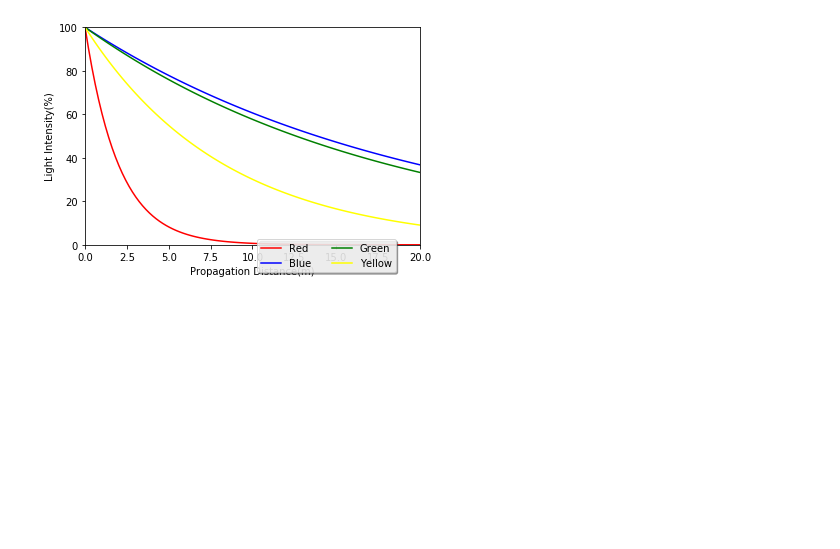
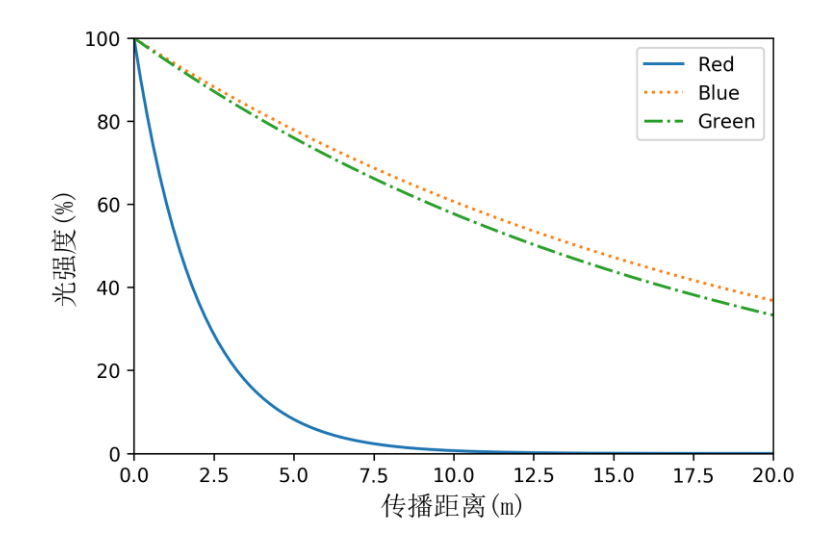
Before and after one commit to ShuuutUpandDance/dehaze, a Jupyter notebook: light_decay.ipynb, the cells around one changed output. Saved outputs shown, nothing was run; the diff lists cells and outputs as text; code cells hidden in the pictures; blank space fills up the shorter version.

```diff
--- a/light_decay.ipynb
+++ b/light_decay.ipynb
@@ -14,17 +15,18 @@ yellow_y = yellow_f(x)
 blue_y = blue_f(x)
 green_y = green_f(x)
 # %%
-plt.figure()
+font = FontProperties(fname=r"c:\windows\fonts\simsun.ttc", size=14)
+plt.figure(dpi=300)
 ax = plt.subplot(111)
-ax.plot(x, red_y, color='red', label='Red')
-ax.plot(x, blue_y, color='blue', label='Blue')
-ax.plot(x, green_y, color='green', label='Green')
-ax.plot(x, yellow_y, color='yellow', label='Yellow')
-# ax.legend(loc='center left', bbox_to_anchor=(0.5, -0.05),  shadow=True, ncol=2)
+ax.plot(x, red_y, label='Red')
+ax.plot(x, blue_y, linestyle=':', label='Blue')
+ax.plot(x, green_y, linestyle='-.', label='Green')
+# ax.plot(x, yellow_y, color='yellow', label='Yellow')
+ax.legend(loc='upper right')
 plt.xlim((0,20))
 plt.ylim((0,100))
-plt.ylabel('Light Intensity(%)')
-plt.xlabel('Propagation Distance(m)')
+plt.ylabel('光强度(%)', fontproperties=font)
+plt.xlabel('传播距离(m)', fontproperties=font)
 plt.show()
 # %% [output]
-[figure, old version]
+[figure, new version]
```
Also changed, not shown: parts of 1 cell of this notebook, 10 other files.
